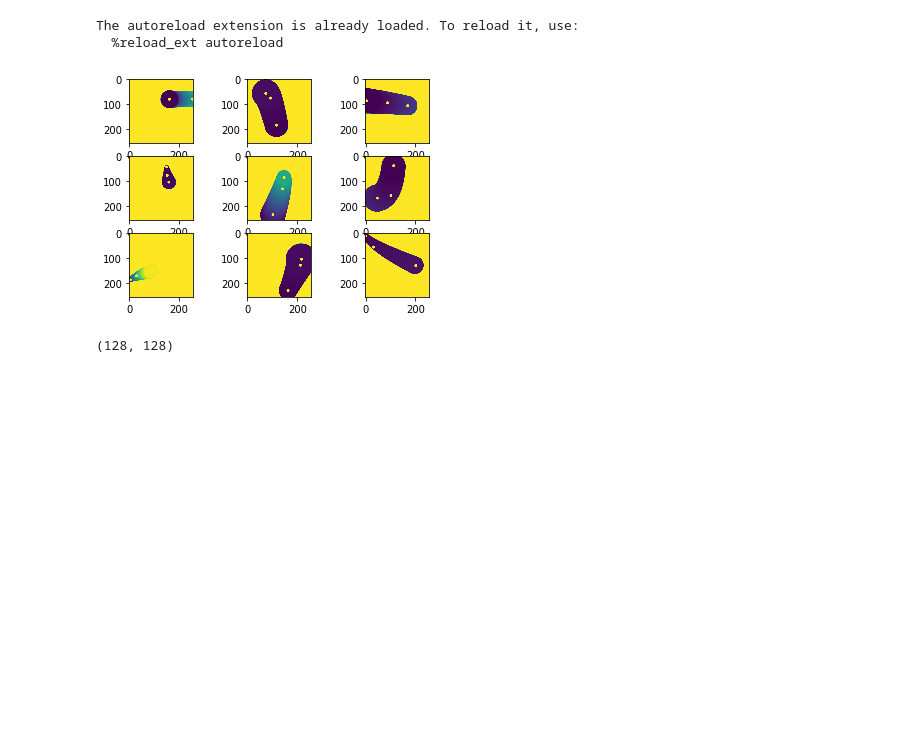
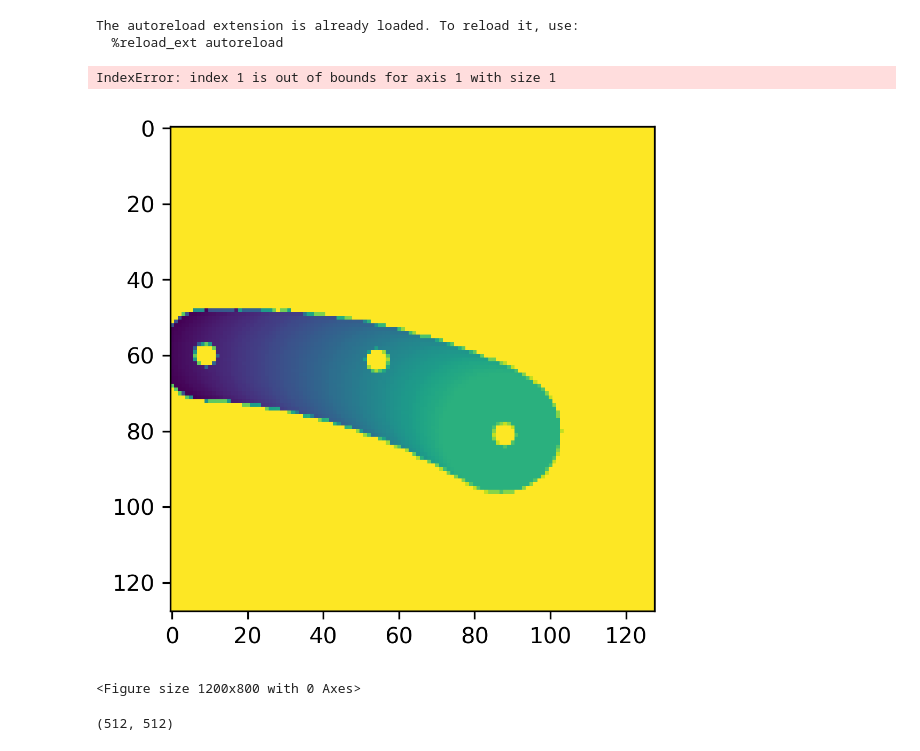
Before and after one commit to tropylium/LearningToPaint, a Jupyter notebook: testing.ipynb, the cells around one changed output. Drawn from its saved outputs; the diff is of its cells as text; code cells hidden in the pictures; blank space fills up the shorter version.

```diff
--- a/testing.ipynb
+++ b/testing.ipynb
@@ -17,16 +18,19 @@ def make_random_drawing(**kwargs):
     drawing = stroke_gen.draw(f, **kwargs)
     return f, drawing
 # %%
-fig, axs = plt.subplots(3,3)
+fig, axs = plt.subplots(1,1, squeeze=False)
+plt.figure(figsize=(6,4), dpi=200)\
 # plt.tight_layout()
 for (i,j) in itertools.product(range(3), range(3)):
-    f, drawing = make_random_drawing(width=256, show_points = True)
+    f, drawing = make_random_drawing(width=128, show_points = True)
     ax = axs[i,j]
 #     ax.set_title(f"params:{f}")
     ax.imshow(drawing)
 # %% [output]
+IndexError: index 1 is out of bounds for axis 1 with size 1
-[figure, old version]
+[figure, new version]
+<Figure size 1200x800 with 0 Axes>
 # %%
 drawing.shape
 # %% [output]
-(128, 128)
+(512, 512)
```
Also changed, not shown: parts of 2 cells of this notebook, 3 other files.
